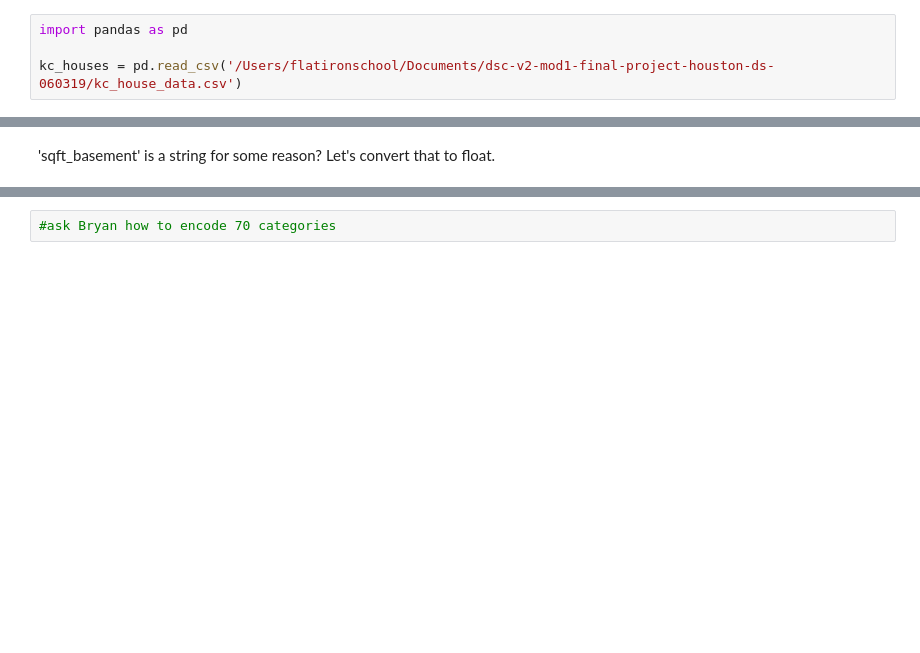
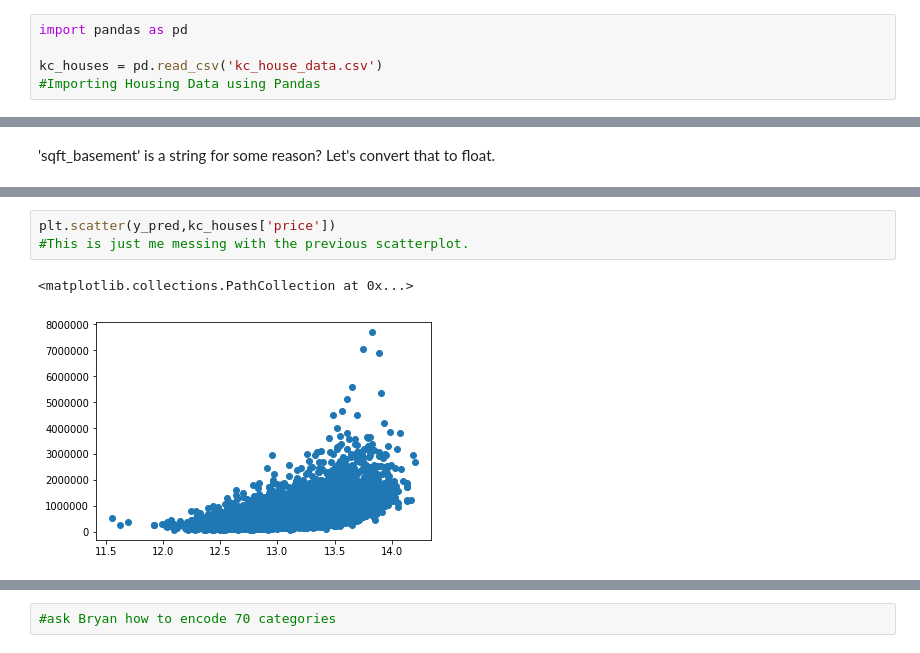
Before and after one commit to dmart49/Mod1Project, a Jupyter notebook: data_cleaning.ipynb, the cells around one changed output, grey strips where cells are left out. Cells and saved outputs as stored; diff of their text form; blank space fills up the shorter version.

```diff
--- a/data_cleaning.ipynb
+++ b/data_cleaning.ipynb
@@ -1,4 +1,5 @@
 # %%
 import pandas as pd
 
-kc_houses = pd.read_csv('/Users/flatironschool/Documents/dsc-v2-mod1-final-project-houston-ds-060319/kc_house_data.csv')
+kc_houses = pd.read_csv('kc_house_data.csv')
+#Importing Housing Data using Pandas
@@ -199,0 +226,6 @@ explained_variance_score(kc_houses['price'],np.e**y_pred)
+# %%
+plt.scatter(y_pred,kc_houses['price'])
+#This is just me messing with the previous scatterplot.
+# %% [output]
+<matplotlib.collections.PathCollection at 0x...>
+[figure, added]
```
Also changed, not shown: parts of 44 cells of this notebook.
